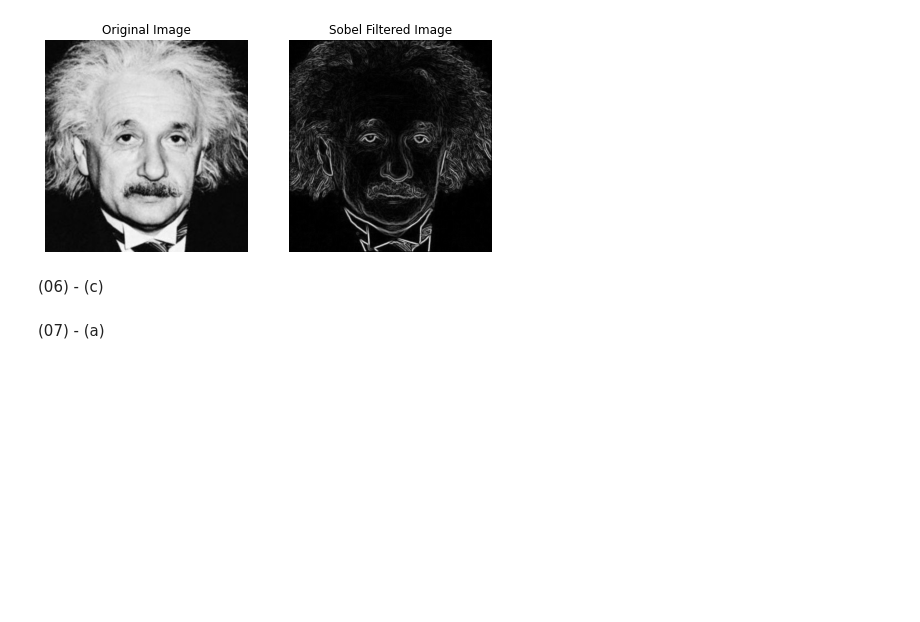
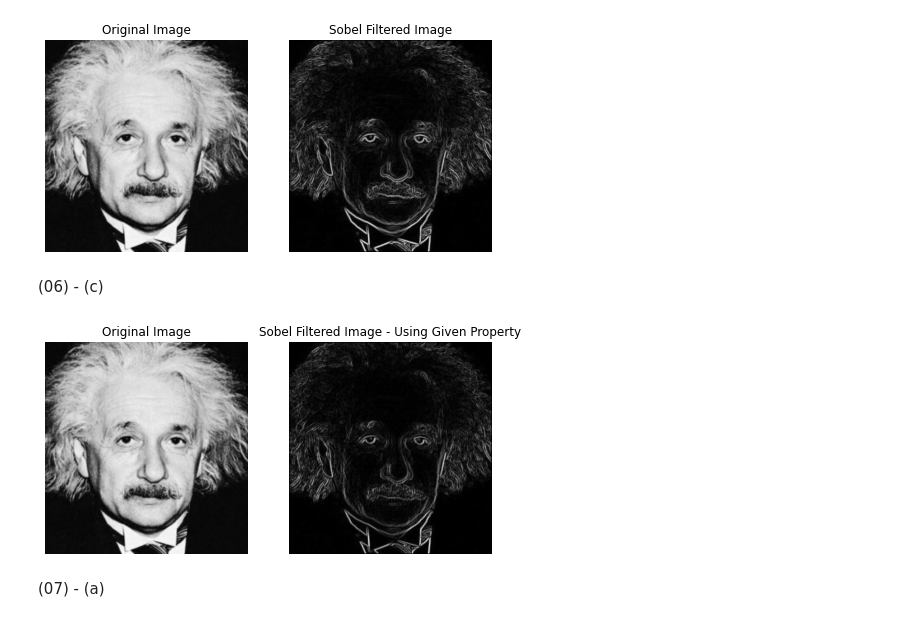
Before and after one commit to wanshika99/EN2550-Assignment-1-on-Intensity-Transformations-and-Neighborhood-Filtering, a Jupyter notebook: en2550_assignment_01_190663R.ipynb, the cells around one changed output. Saved outputs shown, nothing was run; the diff lists cells and outputs as text; code cells hidden in the pictures; blank space fills up the shorter version.

```diff
--- a/en2550_assignment_01_190663R.ipynb
+++ b/en2550_assignment_01_190663R.ipynb
@@ -358,6 +358,43 @@ plt.show()
 [figure]
 # %% [markdown]
 (06) - (c)
+# %%
+im_gd = np.zeros((im.shape[0],im.shape[1]),np.uint8)
+
+mat = np.multiply((np.array([[1],[2],[1]], dtype=np.int32)),(np.array([1,0,-1], dtype=np.int32)))
+
+sobel_hh = np.array([[0,0,0],[0,0,0],[0,0,0]])
+for i in range(len(mat)):
+    sobel_hh[i] = mat[i][::-1]
+
+sobel_vv = sobel_hh.T
+
+for i in range(1,im.shape[0]-1):
+    for j in range(1,im.shape[1]-1):
+        image = np.array([[im[i-1,j-1],im[i,j],im[i+1,j+1]], [im[i,j-1],im[i,j],im[i,j+1]], [im[i+1,j-1],im[i+1,j],im[i+1,j+1]]], dtype=np.float32)
+        ##print(image)
+        val_xx = 0
+        val_yy = 0
+        for k in range(3):
+            for m in range(3):
+                val_xx += image[k][m]*sobel_hh[k][m]
+                val_yy += image[k][m]*sobel_vv[k][m]
+        ##print(val_xx, val_yy)
+        grad = np.sqrt(val_xx**2 + val_yy**2)
+        im_gd[i, j] = (grad / 1020) * 255
+
+fig, ax = plt.subplots(1, 2, figsize=(8, 8))
+ax[0].imshow(im, cmap = 'gray', vmin = 0, vmax = 255)
+ax[0].set_title("Original Image")
+ax[0].axis('off')
+
+ax[1].imshow(im_gd, cmap = 'gray')
+ax[1].set_title("Sobel Filtered Image - Using Given Property")
+ax[1].axis('off')
+
+plt.show()
+# %% [output]
+[figure, added]
 # %% [markdown]
 (07) - (a)
 # %%
```
Also changed, not shown: parts of 1 cell of this notebook.
